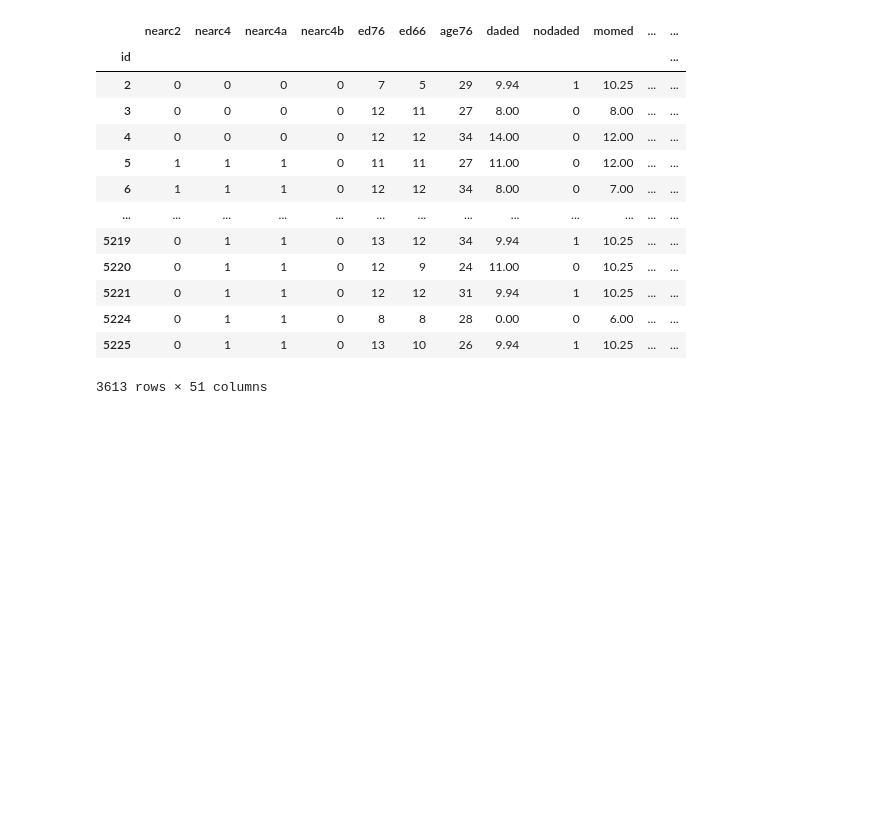
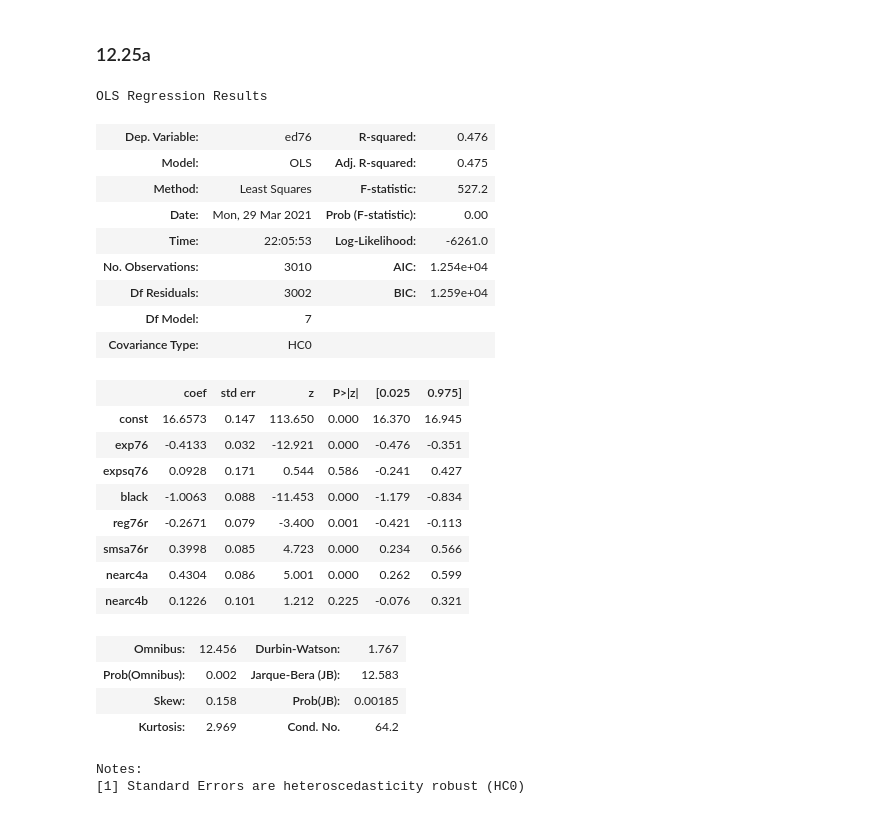
Before and after one commit to nwuyaleecon/econ551, a Jupyter notebook: ps5_code.ipynb, the cells around one changed output. Cells and saved outputs as stored; diff of their text form; code cells hidden in the pictures; blank space fills up the shorter version.

```diff
--- a/ps5_code.ipynb
+++ b/ps5_code.ipynb
@@ -4,21 +5,44 @@ from statsmodels.regression.linear_model import OLS
 import numpy as np
 import scipy.stats as st
 # %%
-dataframe = pd.read_csv("ps5_data.csv", sep="\t", index_col=0)
+df = pd.read_csv("ps5_data.csv", sep="\t", index_col=0)
 # %%
-dataframe
+df["exp76"] = df["age76"] - df["ed76"] - 6
+df["expsq76"] = df["exp76"]*df["exp76"] / 100
+df["const"] = 1
+df = df[~df["lwage76"].isna()]
-# %% [output]
-|  | nearc2 | nearc4 | nearc4a | nearc4b | ed76 | ed66 | age76 | daded | nodaded | momed | ... | ... |
-| id |  |  |  |  |  |  |  |  |  |  |  | ... |
-| 2 | 0 | 0 | 0 | 0 | 7 | 5 | 29 | 9.94 | 1 | 10.25 | ... | ... |
-| 3 | 0 | 0 | 0 | 0 | 12 | 11 | 27 | 8.00 | 0 | 8.00 | ... | ... |
-| 4 | 0 | 0 | 0 | 0 | 12 | 12 | 34 | 14.00 | 0 | 12.00 | ... | ... |
-| 5 | 1 | 1 | 1 | 0 | 11 | 11 | 27 | 11.00 | 0 | 12.00 | ... | ... |
-| 6 | 1 | 1 | 1 | 0 | 12 | 12 | 34 | 8.00 | 0 | 7.00 | ... | ... |
-| ... | ... | ... | ... | ... | ... | ... | ... | ... | ... | ... | ... | ... |
-| 5219 | 0 | 1 | 1 | 0 | 13 | 12 | 34 | 9.94 | 1 | 10.25 | ... | ... |
-| 5220 | 0 | 1 | 1 | 0 | 12 | 9 | 24 | 11.00 | 0 | 10.25 | ... | ... |
-| 5221 | 0 | 1 | 1 | 0 | 12 | 12 | 31 | 9.94 | 1 | 10.25 | ... | ... |
-| 5224 | 0 | 1 | 1 | 0 | 8 | 8 | 28 | 0.00 | 0 | 6.00 | ... | ... |
-| 5225 | 0 | 1 | 1 | 0 | 13 | 10 | 26 | 9.94 | 1 | 10.25 | ... | ... |
-3613 rows × 51 columns
+# %% [markdown]
+### 12.25a
+# %%
+Y = df["ed76"]
+X = df[["const","exp76", "expsq76", "black", "reg76r", "smsa76r", "nearc4a", "nearc4b"]]
+# %%
+model1 = OLS(Y,X, hasconst=True)
+results = model1.fit(cov_type='HC0')
+results.summary()
+# %% [output]
+OLS Regression Results
+| Dep. Variable: | ed76 | R-squared: | 0.476 |
+| Model: | OLS | Adj. R-squared: | 0.475 |
+| Method: | Least Squares | F-statistic: | 527.2 |
+| Date: | Mon, 29 Mar 2021 | Prob (F-statistic): | 0.00 |
+| Time: | 22:05:53 | Log-Likelihood: | -6261.0 |
+| No. Observations: | 3010 | AIC: | 1.254e+04 |
+| Df Residuals: | 3002 | BIC: | 1.259e+04 |
+| Df Model: | 7 |  |  |
+| Covariance Type: | HC0 |  |  |
+|  | coef | std err | z | P>|z| | [0.025 | 0.975] |
+| const | 16.6573 | 0.147 | 113.650 | 0.000 | 16.370 | 16.945 |
+| exp76 | -0.4133 | 0.032 | -12.921 | 0.000 | -0.476 | -0.351 |
+| expsq76 | 0.0928 | 0.171 | 0.544 | 0.586 | -0.241 | 0.427 |
+| black | -1.0063 | 0.088 | -11.453 | 0.000 | -1.179 | -0.834 |
+| reg76r | -0.2671 | 0.079 | -3.400 | 0.001 | -0.421 | -0.113 |
+| smsa76r | 0.3998 | 0.085 | 4.723 | 0.000 | 0.234 | 0.566 |
+| nearc4a | 0.4304 | 0.086 | 5.001 | 0.000 | 0.262 | 0.599 |
+| nearc4b | 0.1226 | 0.101 | 1.212 | 0.225 | -0.076 | 0.321 |
+| Omnibus: | 12.456 | Durbin-Watson: | 1.767 |
+| Prob(Omnibus): | 0.002 | Jarque-Bera (JB): | 12.583 |
+| Skew: | 0.158 | Prob(JB): | 0.00185 |
+| Kurtosis: | 2.969 | Cond. No. | 64.2 |
+Notes:
+[1] Standard Errors are heteroscedasticity robust (HC0)
```
Also changed, not shown: parts of 17 cells of this notebook, 2 other files.
